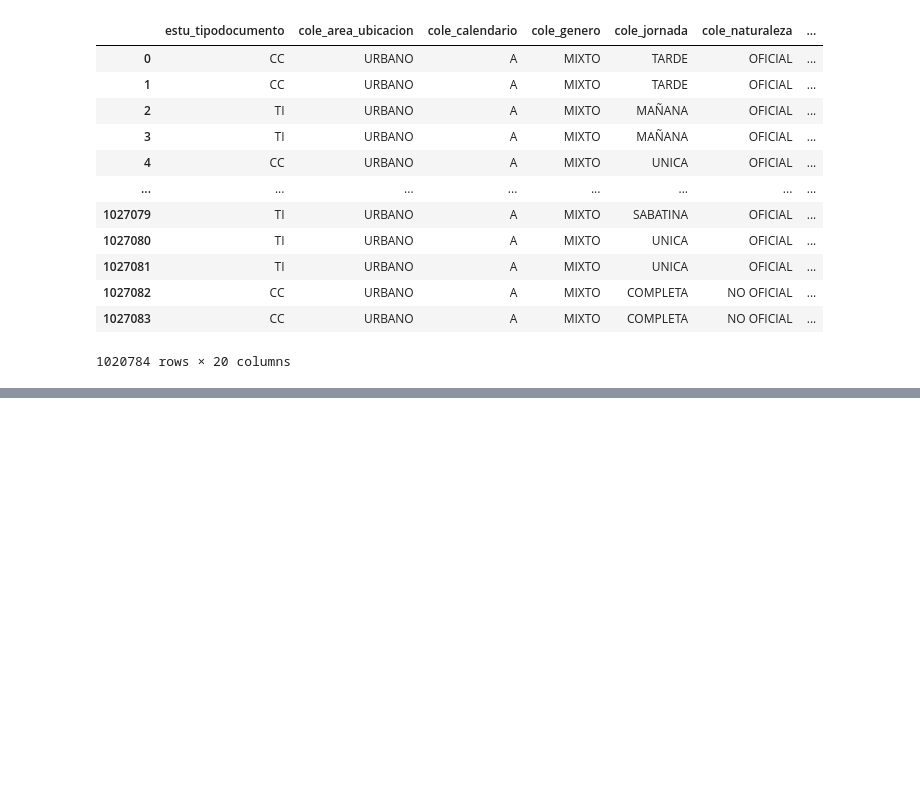
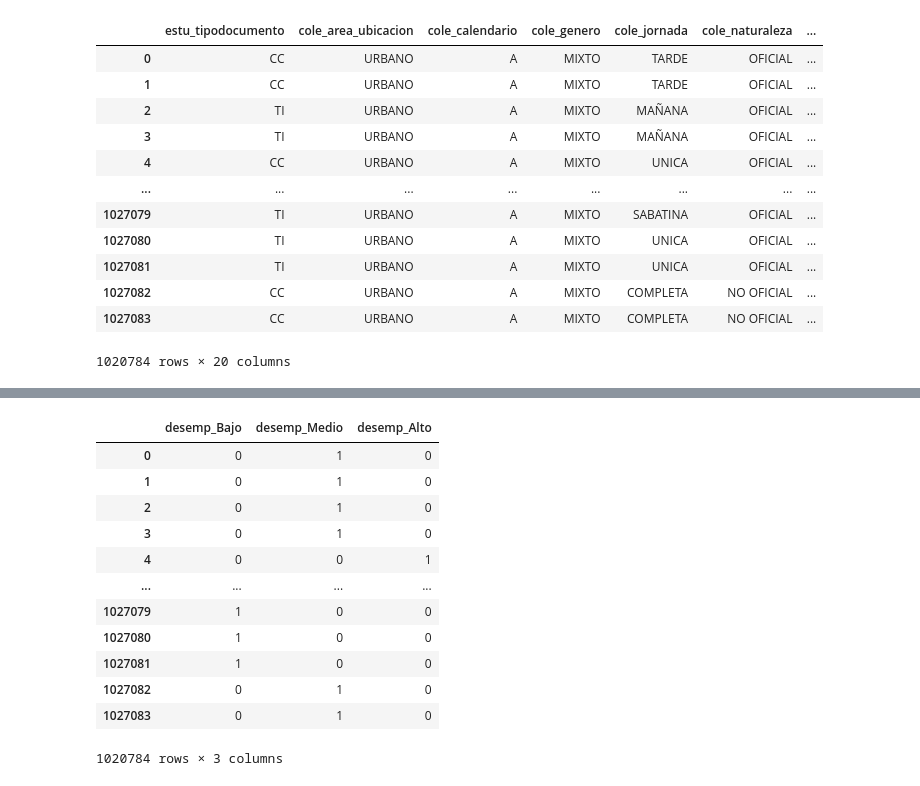
Before and after one commit to jczv24/Proyecto-2, a Jupyter notebook: fuentes_de_modelizacion.ipynb, the cells around one changed output, grey strips where cells are left out. Drawn from its saved outputs; the diff is of its cells as text; code cells hidden in the pictures; blank space fills up the shorter version.

```diff
--- a/fuentes_de_modelizacion.ipynb
+++ b/fuentes_de_modelizacion.ipynb
@@ -290,0 +362,16 @@ datos_modelo
+# %%
+y
+# %% [output]
+|  | desemp_Bajo | desemp_Medio | desemp_Alto |
+| 0 | 0 | 1 | 0 |
+| 1 | 0 | 1 | 0 |
+| 2 | 0 | 1 | 0 |
+| 3 | 0 | 1 | 0 |
+| 4 | 0 | 0 | 1 |
+| ... | ... | ... | ... |
+| 1027079 | 1 | 0 | 0 |
+| 1027080 | 1 | 0 | 0 |
+| 1027081 | 1 | 0 | 0 |
+| 1027082 | 0 | 1 | 0 |
+| 1027083 | 0 | 1 | 0 |
+1020784 rows × 3 columns
```
Also changed, not shown: parts of 5 cells of this notebook.
